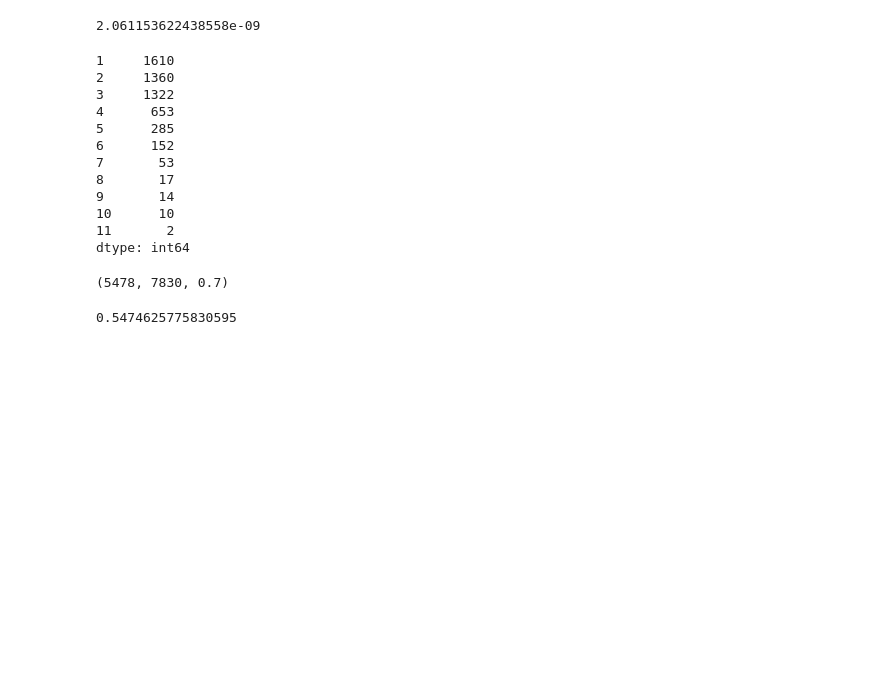
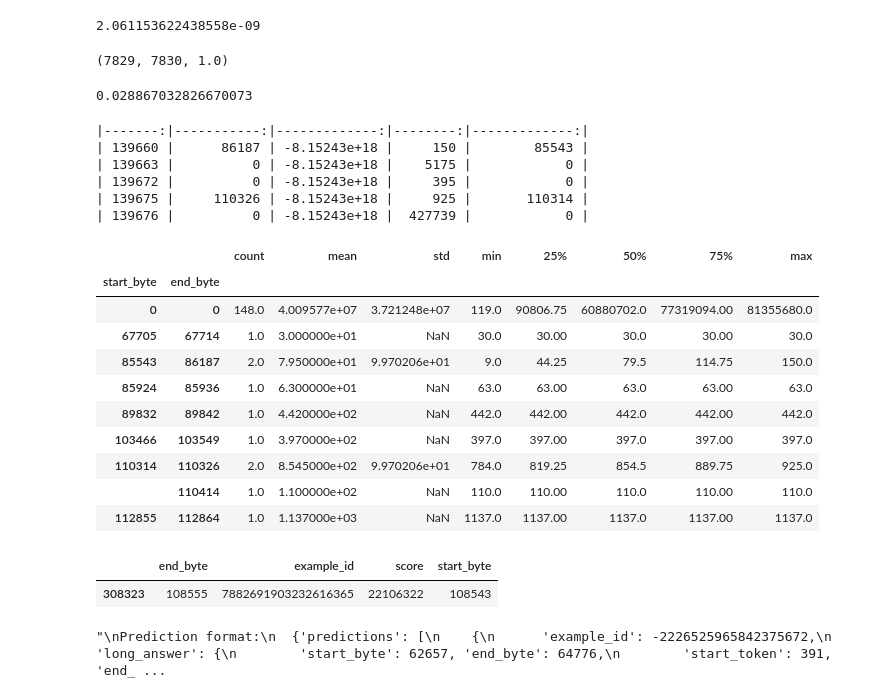
Before and after one commit to dzorlu/natural_questions, a Jupyter notebook: dev_notebook.ipynb, the cells around one changed output. Cells and saved outputs as stored; diff of their text form; code cells hidden in the pictures; blank space fills up the shorter version.

```diff
--- a/dev_notebook.ipynb
+++ b/dev_notebook.ipynb
@@ -612,37 +612,25 @@ tokens = dt['document_tokens']
 ### post-processing   ##
 ########################
 import json
-predictions_file = '/Users/deniz/natural_questions/data/predictions.json'
-candidate_file = '/Users/deniz/natural_questions/data/candidates.json'
+predictions_file = '/home/deniz/repos/natural_questions/model/training/predictions.json'
+candidate_file = '/home/deniz/repos/natural_questions/model/training/candidates.json'
 with open(candidate_file) as f:
     candidates = json.load(f)
+candidates = {int(k): v for k,v  in candidates.items()}
 with open(predictions_file) as f:
     predictions_file = json.load(f)
 import pandas as pd
 predictions = pd.DataFrame(predictions_file)
-predictions.groupby('example_id').size().value_counts()
+#predictions.groupby('example_id').size().value_counts()
-# %% [output]
-1     1610
-2     1360
-3     1322
-4      653
-5      285
-6      152
-7       53
-8       17
-9       14
-10      10
-11       2
-dtype: int64
 # %%
 # number of eaxmples predictions generated for vs number of examples in dev dataset.
 # this probably happens because the preprocessing does not extract any spans from the example with labels.
 len(set(predictions['example_id'])), len(set(candidates)), round(len(set(predictions['example_id']))/ float(len(set(candidates))), 3)
 # %% [output]
-(5478, 7830, 0.7)
+(7829, 7830, 1.0)
 # %%
 predictions_max = predictions.sort_values('score', ascending=False).groupby('example_id').head(1)
 # 54% of predictions have an answer.
 (predictions_max['start_byte'] != 0).mean()
 # %% [output]
-0.5474625775830595
+0.028867032826670073
@@ -648,0 +639,24 @@ predictions_max = predictions.sort_values('score', ascending=False).groupby('exa
+# %%
+_df = predictions[predictions['example_id'] == -8152430794227425375].head()
+print(tabulate(_df, tablefmt="pipe", headers='keys'))
+# %% [output]
+|-------:|-----------:|-------------:|--------:|-------------:|
+| 139660 |      86187 | -8.15243e+18 |     150 |        85543 |
+| 139663 |          0 | -8.15243e+18 |    5175 |            0 |
+| 139672 |          0 | -8.15243e+18 |     395 |            0 |
+| 139675 |     110326 | -8.15243e+18 |     925 |       110314 |
+| 139676 |          0 | -8.15243e+18 |  427739 |            0 |
+# %%
+_df.groupby(['start_byte','end_byte'])['score'].describe()
+# %% [output]
+|  |  | count | mean | std | min | 25% | 50% | 75% | max |
+| start_byte | end_byte |  |  |  |  |  |  |  |  |
+| 0 | 0 | 148.0 | 4.009577e+07 | 3.721248e+07 | 119.0 | 90806.75 | 60880702.0 | 77319094.00 | 81355680.0 |
+| 67705 | 67714 | 1.0 | 3.000000e+01 | NaN | 30.0 | 30.00 | 30.0 | 30.00 | 30.0 |
+| 85543 | 86187 | 2.0 | 7.950000e+01 | 9.970206e+01 | 9.0 | 44.25 | 79.5 | 114.75 | 150.0 |
+| 85924 | 85936 | 1.0 | 6.300000e+01 | NaN | 63.0 | 63.00 | 63.0 | 63.00 | 63.0 |
+| 89832 | 89842 | 1.0 | 4.420000e+02 | NaN | 442.0 | 442.00 | 442.0 | 442.00 | 442.0 |
+| 103466 | 103549 | 1.0 | 3.970000e+02 | NaN | 397.0 | 397.00 | 397.0 | 397.00 | 397.0 |
+| 110314 | 110326 | 2.0 | 8.545000e+02 | 9.970206e+01 | 784.0 | 819.25 | 854.5 | 889.75 | 925.0 |
+|  | 110414 | 1.0 | 1.100000e+02 | NaN | 110.0 | 110.00 | 110.0 | 110.00 | 110.0 |
+| 112855 | 112864 | 1.0 | 1.137000e+03 | NaN | 1137.0 | 1137.00 | 1137.0 | 1137.00 | 1137.0 |
@@ -648,0 +665,5 @@ predictions_max = predictions.sort_values('score', ascending=False).groupby('exa
+# %%
+predictions_max.head(1)
+# %% [output]
+|  | end_byte | example_id | score | start_byte |
+| 308323 | 108555 | 7882691903232616365 | 22106322 | 108543 |
@@ -648,0 +717,21 @@ predictions_max = predictions.sort_values('score', ascending=False).groupby('exa
+# %%
+"""
+Prediction format:
+  {'predictions': [
+    {
+      'example_id': -2226525965842375672,
+      'long_answer': {
+        'start_byte': 62657, 'end_byte': 64776,
+        'start_token': 391, 'end_token': 604
+    },
+      'long_answer_score': 13.5,
+      'short_answers': [
+        {'start_byte': 64206, 'end_byte': 64280,
+         'start_token': 555, 'end_token': 560}, ...],
+      'short_answers_score': 26.4,
+      'yes_no_answer': 'NONE'
+    }, ... ]
+}
+"""
+# %% [output]
+"\nPrediction format:\n  {'predictions': [\n    {\n      'example_id': -2226525965842375672,\n      'long_answer': {\n        'start_byte': 62657, 'end_byte': 64776,\n        'start_token': 391, 'end_ ...
```
Also changed, not shown: parts of 6 cells of this notebook, 6 other files.
